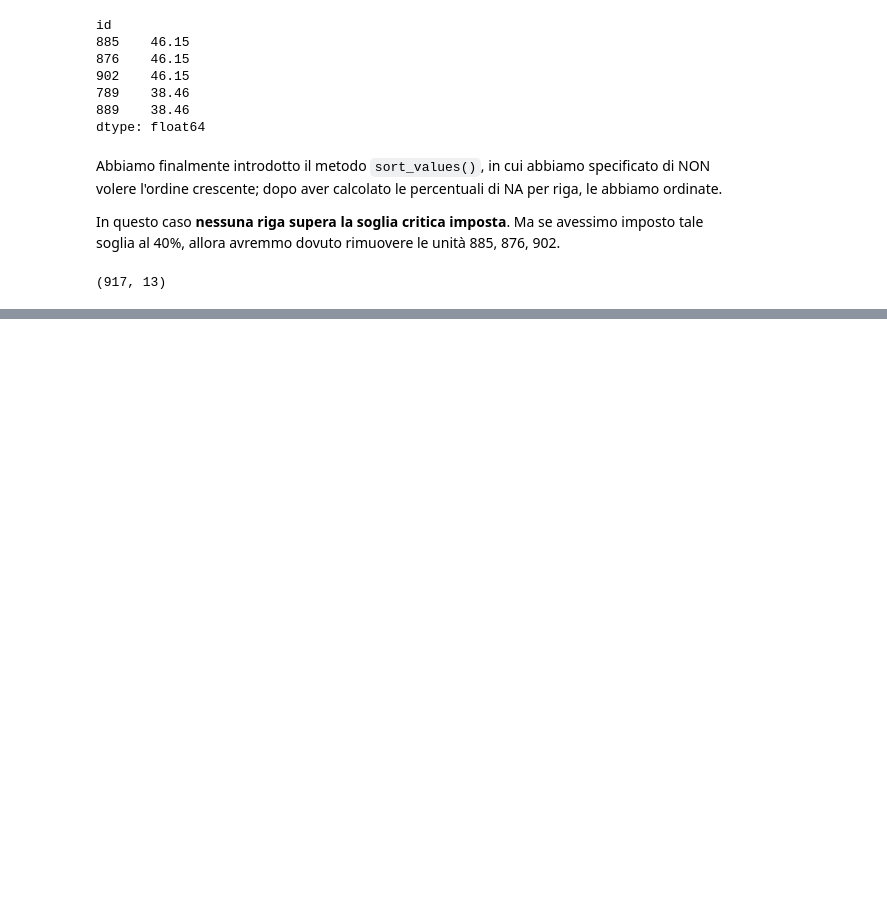
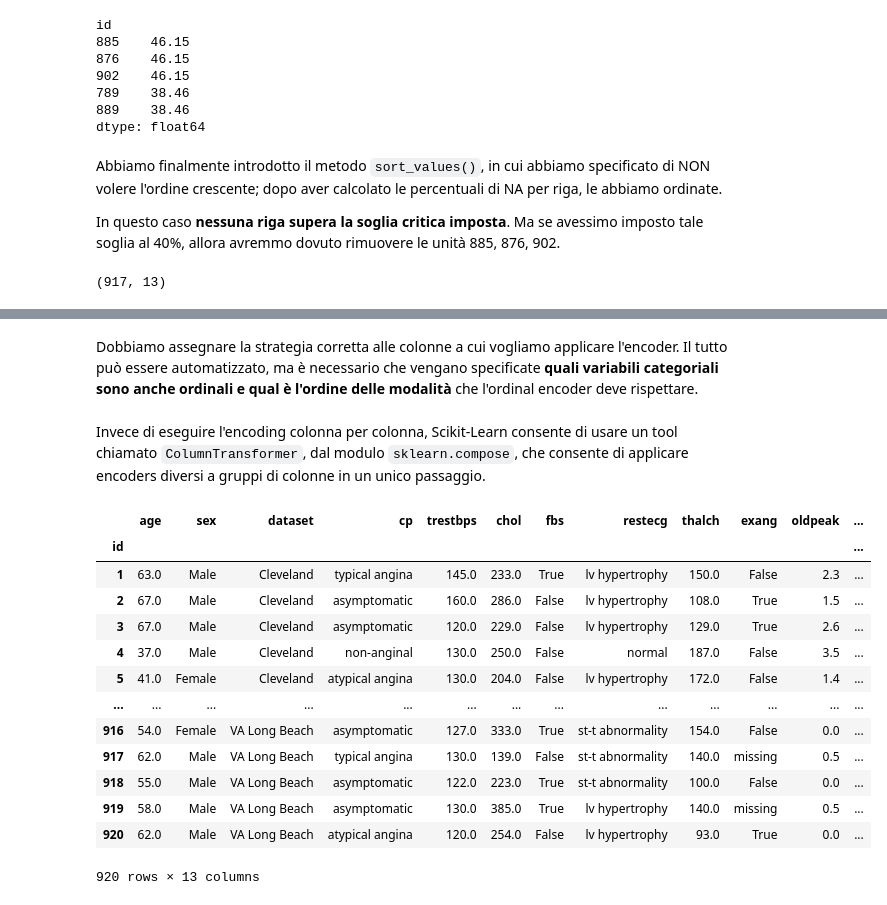
Before and after one commit to alberto-rampulla/big-data-course, a Jupyter notebook: 01_Preprocessing/Preprocessing.ipynb, the cells around one changed output, grey strips where cells are left out. Drawn from its saved outputs; the diff is of its cells as text; code cells hidden in the pictures; blank space fills up the shorter version.

Commit message:
feat: aggiunta sezione Encoding

```diff
--- a/01_Preprocessing/Preprocessing.ipynb
+++ b/01_Preprocessing/Preprocessing.ipynb
@@ -190,0 +258,16 @@ dd_clean.shape # abbiamo 3 righe in meno!
+# %%
+# Crea due Imputer distinti per dati categorici e numerici
+imp_cat = SimpleImputer(strategy = 'constant', fill_value = 'missing') # oppure strategy = 'most frequent'
+imp_num = SimpleImputer(strategy = 'median') # oppure strategy = 'mean'
+
+# Identifica colonne numeriche e categoriche
+num_cols = dd_clean.select_dtypes(include = ['number']).columns
+cat_cols = dd_clean.select_dtypes(exclude = ['number']).columns
+
+# Imputazione dati mancanti
+dd_imp = dd_clean.copy()
+
+dd_imp[cat_cols] = imp_cat.fit_transform(dd_clean[cat_cols])
+dd_imp[num_cols] = imp_num.fit_transform(dd_clean[num_cols])
+
+dd_imp.isna().sum()
@@ -190,0 +306,2 @@ dd_clean.shape # abbiamo 3 righe in meno!
+# %% [markdown]
+Dobbiamo assegnare la strategia corretta alle colonne a cui vogliamo applicare l'encoder. Il tutto può essere automatizzato, ma è necessario che vengano specificate **quali variabili categoriali sono anche ordinali e qual è l'ordine delle modalità** che l'ordinal encoder deve rispettare.
@@ -190,0 +315,20 @@ dd_clean.shape # abbiamo 3 righe in meno!
+# %% [markdown]
+Invece di eseguire l'encoding colonna per colonna, Scikit-Learn consente di usare un tool chiamato `ColumnTransformer`, dal modulo `sklearn.compose`, che consente di applicare encoders diversi a gruppi di colonne in un unico passaggio.
+# %%
+from sklearn.compose import ColumnTransformer
+dd_imp
+# %% [output]
+|  | age | sex | dataset | cp | trestbps | chol | fbs | restecg | thalch | exang | oldpeak | ... |
+| id |  |  |  |  |  |  |  |  |  |  |  | ... |
+| 1 | 63.0 | Male | Cleveland | typical angina | 145.0 | 233.0 | True | lv hypertrophy | 150.0 | False | 2.3 | ... |
+| 2 | 67.0 | Male | Cleveland | asymptomatic | 160.0 | 286.0 | False | lv hypertrophy | 108.0 | True | 1.5 | ... |
+| 3 | 67.0 | Male | Cleveland | asymptomatic | 120.0 | 229.0 | False | lv hypertrophy | 129.0 | True | 2.6 | ... |
+| 4 | 37.0 | Male | Cleveland | non-anginal | 130.0 | 250.0 | False | normal | 187.0 | False | 3.5 | ... |
+| 5 | 41.0 | Female | Cleveland | atypical angina | 130.0 | 204.0 | False | lv hypertrophy | 172.0 | False | 1.4 | ... |
+| ... | ... | ... | ... | ... | ... | ... | ... | ... | ... | ... | ... | ... |
+| 916 | 54.0 | Female | VA Long Beach | asymptomatic | 127.0 | 333.0 | True | st-t abnormality | 154.0 | False | 0.0 | ... |
+| 917 | 62.0 | Male | VA Long Beach | typical angina | 130.0 | 139.0 | False | st-t abnormality | 140.0 | missing | 0.5 | ... |
+| 918 | 55.0 | Male | VA Long Beach | asymptomatic | 122.0 | 223.0 | True | st-t abnormality | 100.0 | False | 0.0 | ... |
+| 919 | 58.0 | Male | VA Long Beach | asymptomatic | 130.0 | 385.0 | True | lv hypertrophy | 140.0 | missing | 0.5 | ... |
+| 920 | 62.0 | Male | VA Long Beach | atypical angina | 120.0 | 254.0 | False | lv hypertrophy | 93.0 | True | 0.0 | ... |
+920 rows × 13 columns
```
Also changed, not shown: parts of 15 cells of this notebook.
